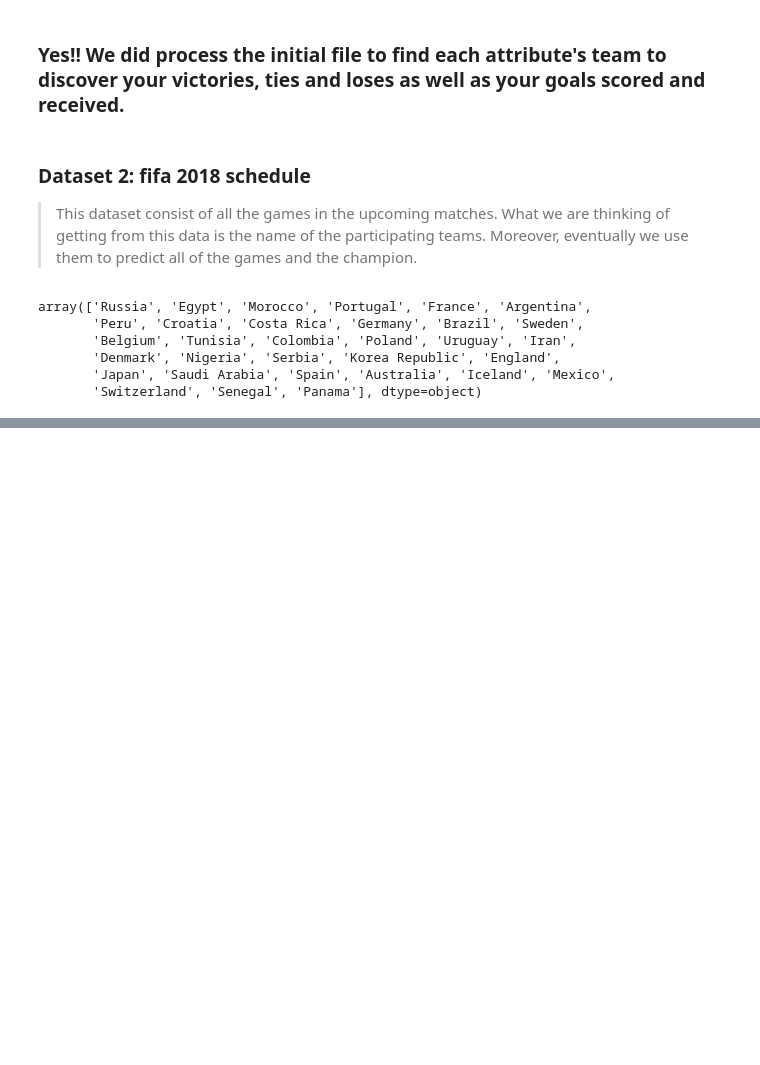
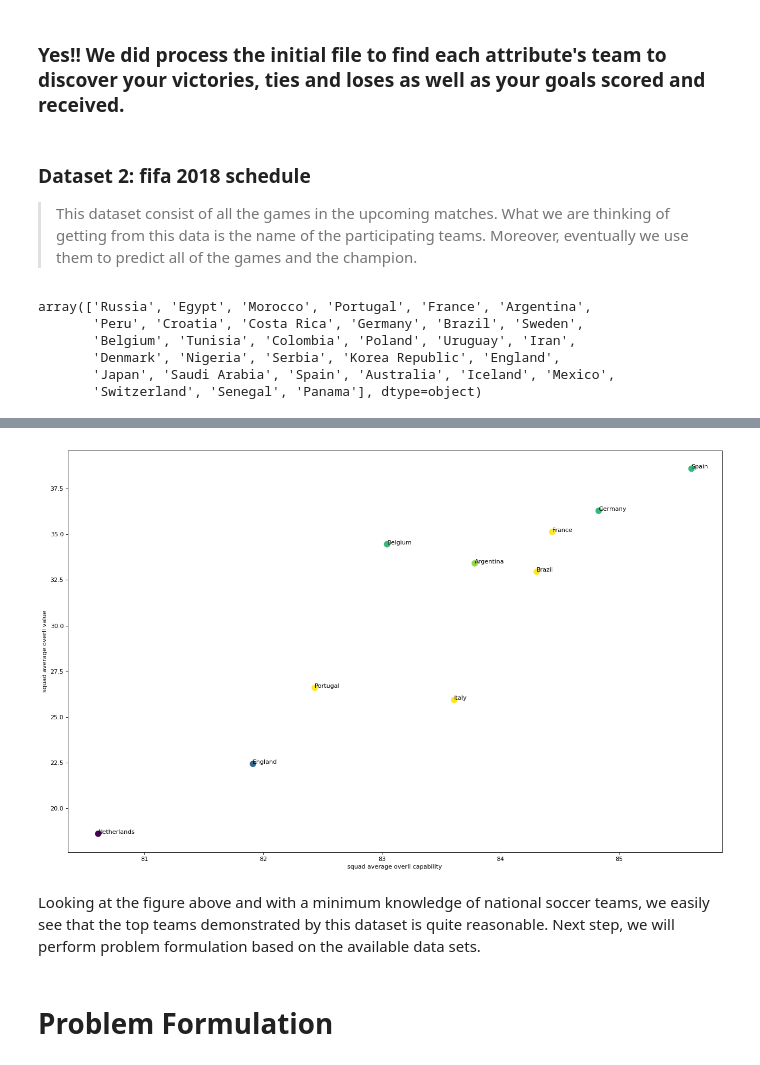
Before and after one commit to amnghd/FIFA_WORLD_CUP_2018_PREDICTION, a Jupyter notebook: Fifa World Cup 2018 - Prediction.ipynb, the cells around one changed output, grey strips where cells are left out. Drawn from its saved outputs; the diff is of its cells as text; code cells hidden in the pictures; blank space fills up the shorter version.

```diff
--- a/Fifa World Cup 2018 - Prediction.ipynb
+++ b/Fifa World Cup 2018 - Prediction.ipynb
@@ -238,0 +269,9 @@ Can someone do some EDA?
+# %%
+country_top_players = players.sort_values('Overall', ascending=False).groupby('Nationality').head(23) # top 23 players
+country_squad_stat = country_top_players.groupby(['Nationality'])['Overall', 'Potential', 'Value', 'Age'].aggregate({'max':'max', 'average':'mean' }).sort_values(('average','Overall'), ascending = False)
+# %%
+column_names = country_squad_stat.columns.get_level_values(0)+"_"+country_squad_stat.columns.get_level_values(1)
+# %%
+country_squad_stat.columns = column_names
+# %%
+country_squad_stat = country_squad_stat.reset_index()
@@ -238,0 +287,18 @@ Can someone do some EDA?
+# %%
+top10_overall = country_squad_stat.iloc[:10].average_Overall
+top10_value = country_squad_stat.iloc[:10].average_Value
+top10_label = country_squad_stat.iloc[:10].Nationality
+s = country_squad_stat.iloc[:10].max_Potential
+fig=plt.figure(figsize=(16, 10), dpi= 80, facecolor='w', edgecolor='k')
+plt.scatter(top10_overall,top10_value, s=s, c=s)
+plt.xlabel('squad average overll capability')
+plt.ylabel('squad average overll value')
+plt.tight_layout()
+for i, txt in enumerate(top10_label):
+    plt.annotate(txt, (top10_overall[i],top10_value[i]))
+# %% [output]
+[figure, added]
+# %% [markdown]
+Looking at the figure above and with a minimum knowledge of national soccer teams, we easily see that the top teams demonstrated by this dataset is quite reasonable. Next step, we will perform problem formulation based on the available data sets.
+# %% [markdown]
+# Problem Formulation
```
Also changed, not shown: parts of 19 cells of this notebook, 3 other files.
